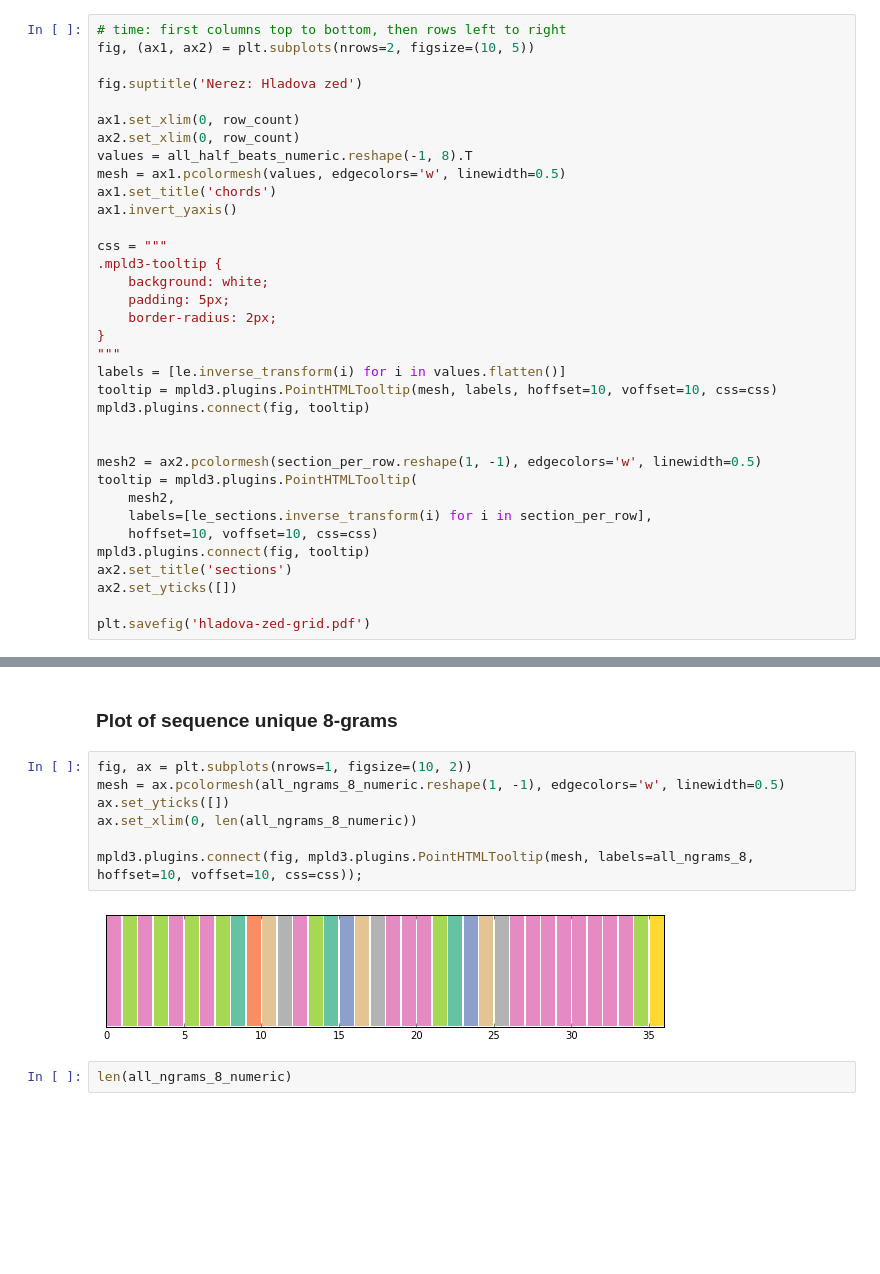
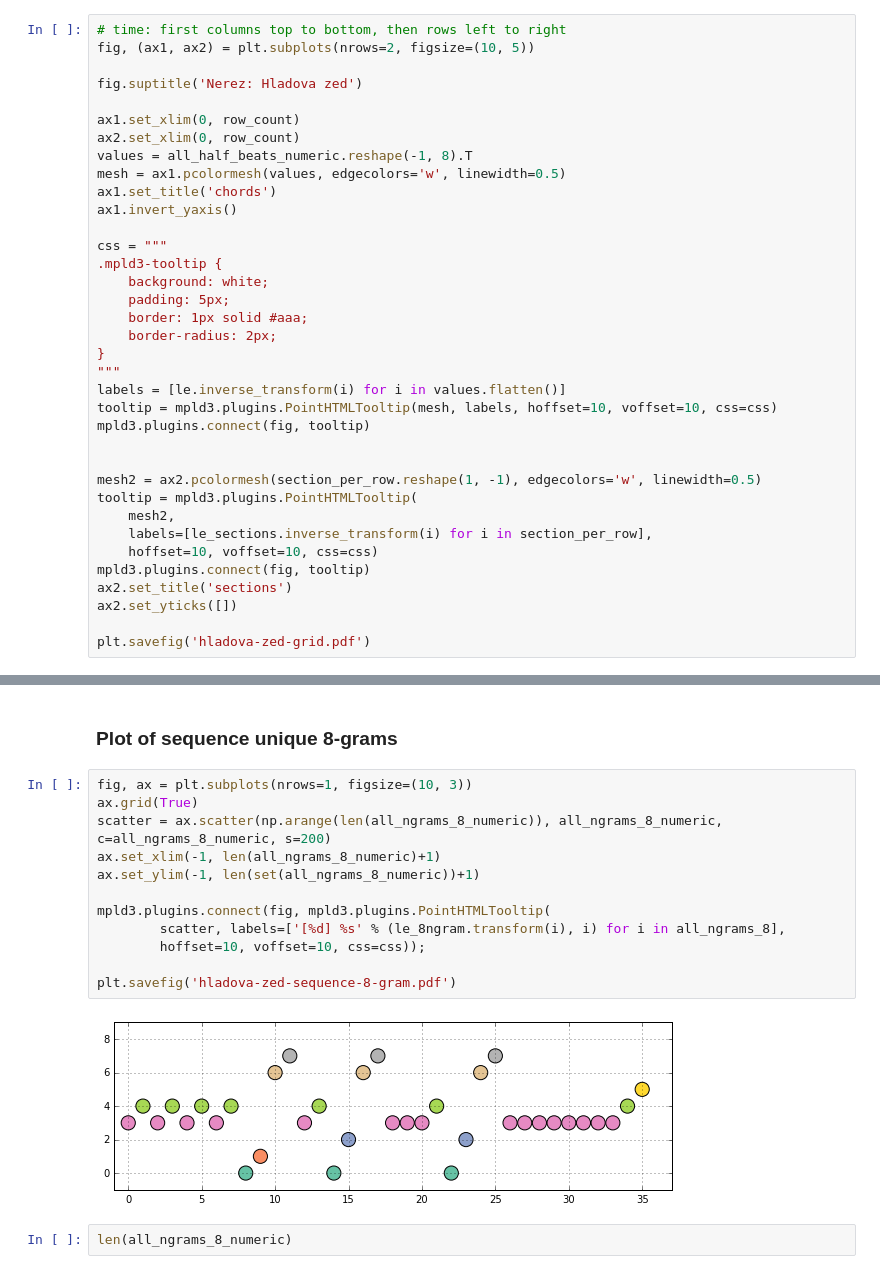
Before and after one commit to bzamecnik/music-viz, a Jupyter notebook: hladova-zed/visualize_chord_grid_hladova_zed.ipynb, the cells around one changed output, grey strips where cells are left out. Saved outputs shown, nothing was run; the diff lists cells and outputs as text; blank space fills up the shorter version.

Commit message:
Colorize the graphs to match other diagrams.
Also create a scatter plot of 8-gram sequence.

```diff
--- a/hladova-zed/visualize_chord_grid_hladova_zed.ipynb
+++ b/hladova-zed/visualize_chord_grid_hladova_zed.ipynb
@@ -96,6 +96,7 @@ css = """
 .mpld3-tooltip {
     background: white;
     padding: 5px;
+    border: 1px solid #aaa;
     border-radius: 2px;
 }
 """
@@ -316,14 +318,19 @@ all_ngrams_8_numeric = le_8ngram.transform(all_ngrams_8)
 # %% [markdown]
 ### Plot of sequence unique 8-grams
 # %%
-fig, ax = plt.subplots(nrows=1, figsize=(10, 2))
-mesh = ax.pcolormesh(all_ngrams_8_numeric.reshape(1, -1), edgecolors='w', linewidth=0.5)
-ax.set_yticks([])
-ax.set_xlim(0, len(all_ngrams_8_numeric))
+fig, ax = plt.subplots(nrows=1, figsize=(10, 3))
+ax.grid(True)
+scatter = ax.scatter(np.arange(len(all_ngrams_8_numeric)), all_ngrams_8_numeric, c=all_ngrams_8_numeric, s=200)
+ax.set_xlim(-1, len(all_ngrams_8_numeric)+1)
+ax.set_ylim(-1, len(set(all_ngrams_8_numeric))+1)
 
-mpld3.plugins.connect(fig, mpld3.plugins.PointHTMLTooltip(mesh, labels=all_ngrams_8, hoffset=10, voffset=10, css=css));
+mpld3.plugins.connect(fig, mpld3.plugins.PointHTMLTooltip(
+        scatter, labels=['[%d] %s' % (le_8ngram.transform(i), i) for i in all_ngrams_8],
+        hoffset=10, voffset=10, css=css));
+
+plt.savefig('hladova-zed-sequence-8-gram.pdf')
 # %% [output]
-[figure, old version]
+[figure, new version]
 # %%
 len(all_ngrams_8_numeric)
 # %% [output]
```
Also changed, not shown: parts of 4 cells of this notebook, 7 other files.
